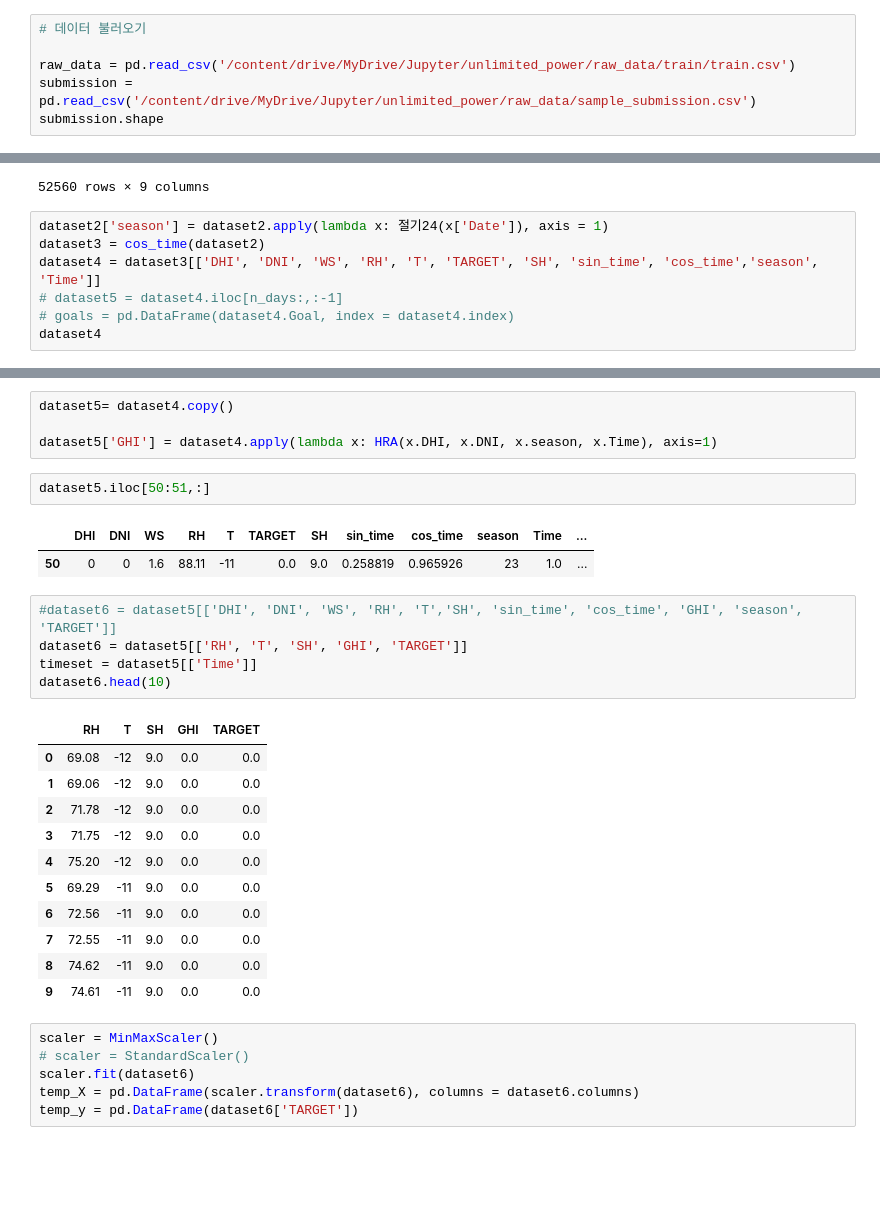
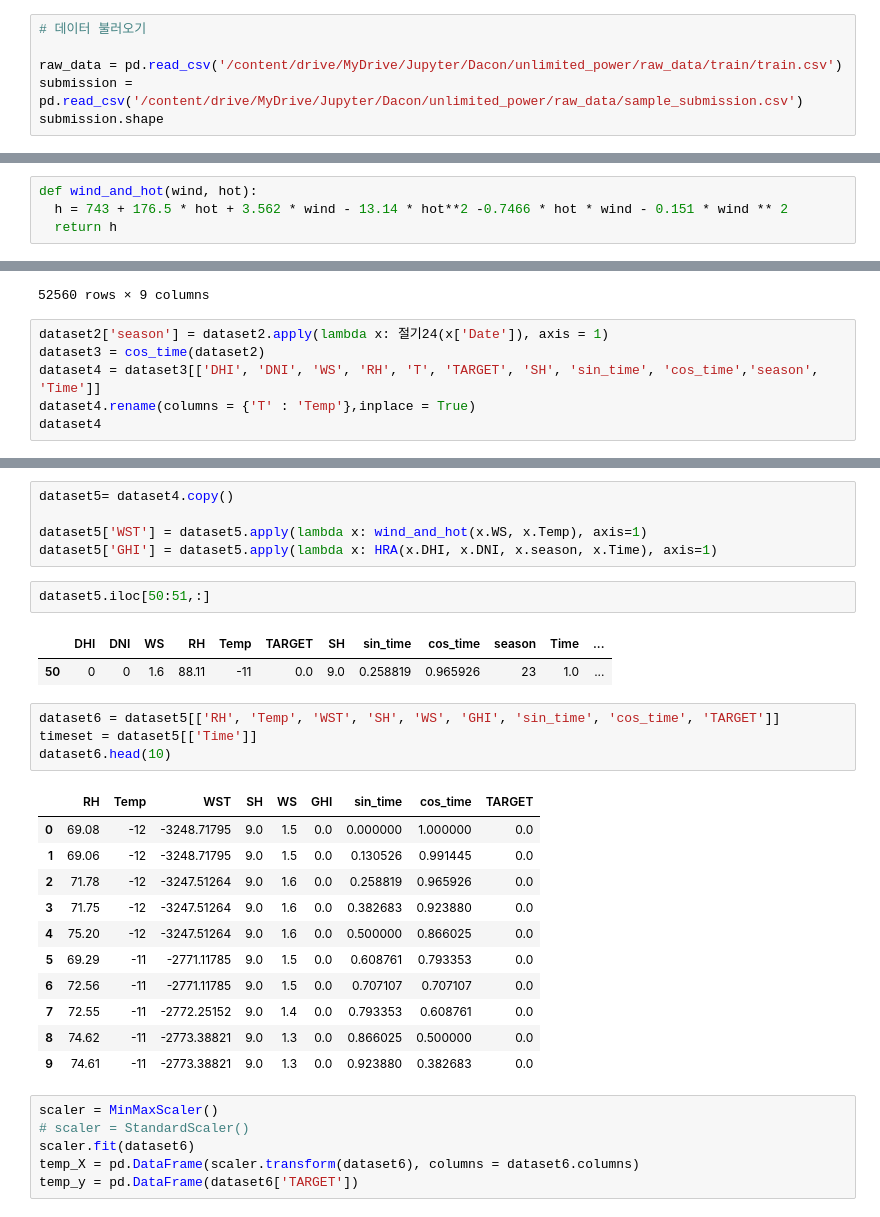
Before and after one commit to marvelous-koala/unlimited_power, a Jupyter notebook: LGBM/Day_by_Day.ipynb, the cells around one changed output, grey strips where cells are left out. Saved outputs shown, nothing was run; the diff lists cells and outputs as text; blank space fills up the shorter version.

```diff
--- a/LGBM/Day_by_Day.ipynb
+++ b/LGBM/Day_by_Day.ipynb
@@ -97,8 +95,8 @@ n_obs = n_days * n_features # 7일 예측 기준으로 7(일 수) * 48(틱 수)
 # %%
 # 데이터 불러오기
 
-raw_data = pd.read_csv('/content/drive/MyDrive/Jupyter/unlimited_power/raw_data/train/train.csv')
-submission = pd.read_csv('/content/drive/MyDrive/Jupyter/unlimited_power/raw_data/sample_submission.csv')
+raw_data = pd.read_csv('/content/drive/MyDrive/Jupyter/Dacon/unlimited_power/raw_data/train/train.csv')
+submission = pd.read_csv('/content/drive/MyDrive/Jupyter/Dacon/unlimited_power/raw_data/sample_submission.csv')
 submission.shape
 # %% [output]
 (7776, 10)
@@ -292,3 +293,7 @@ def not_minus(dataset):
+# %%
+def wind_and_hot(wind, hot):
+  h = 743 + 176.5 * hot + 3.562 * wind - 13.14 * hot**2 -0.7466 * hot * wind - 0.151 * wind ** 2
+  return h
 # %%
 dataset = raw_data.copy()
 dataset2 = drop_clms(dataset)
@@ -312,7 +317,6 @@ dataset2
 dataset2['season'] = dataset2.apply(lambda x: 절기24(x['Date']), axis = 1)
 dataset3 = cos_time(dataset2)
 dataset4 = dataset3[['DHI', 'DNI', 'WS', 'RH', 'T', 'TARGET', 'SH', 'sin_time', 'cos_time','season', 'Time']]
-# dataset5 = dataset4.iloc[n_days:,:-1]
-# goals = pd.DataFrame(dataset4.Goal, index = dataset4.index)
+dataset4.rename(columns = {'T' : 'Temp'},inplace = True)
 dataset4
 # %% [output]
@@ -332,29 +340,29 @@ dataset4
 # %%
 dataset5= dataset4.copy()
 
-dataset5['GHI'] = dataset4.apply(lambda x: HRA(x.DHI, x.DNI, x.season, x.Time), axis=1)
+dataset5['WST'] = dataset5.apply(lambda x: wind_and_hot(x.WS, x.Temp), axis=1)
+dataset5['GHI'] = dataset5.apply(lambda x: HRA(x.DHI, x.DNI, x.season, x.Time), axis=1)
 # %%
 dataset5.iloc[50:51,:]
 # %% [output]
-|  | DHI | DNI | WS | RH | T | TARGET | SH | sin_time | cos_time | season | Time | ... |
+|  | DHI | DNI | WS | RH | Temp | TARGET | SH | sin_time | cos_time | season | Time | ... |
 | 50 | 0 | 0 | 1.6 | 88.11 | -11 | 0.0 | 9.0 | 0.258819 | 0.965926 | 23 | 1.0 | ... |
 # %%
-#dataset6 = dataset5[['DHI', 'DNI', 'WS', 'RH', 'T','SH', 'sin_time', 'cos_time', 'GHI', 'season', 'TARGET']]
-dataset6 = dataset5[['RH', 'T', 'SH', 'GHI', 'TARGET']]
+dataset6 = dataset5[['RH', 'Temp', 'WST', 'SH', 'WS', 'GHI', 'sin_time', 'cos_time', 'TARGET']]
 timeset = dataset5[['Time']]
 dataset6.head(10)
 # %% [output]
-|  | RH | T | SH | GHI | TARGET |
-| 0 | 69.08 | -12 | 9.0 | 0.0 | 0.0 |
-| 1 | 69.06 | -12 | 9.0 | 0.0 | 0.0 |
-| 2 | 71.78 | -12 | 9.0 | 0.0 | 0.0 |
-| 3 | 71.75 | -12 | 9.0 | 0.0 | 0.0 |
-| 4 | 75.20 | -12 | 9.0 | 0.0 | 0.0 |
-| 5 | 69.29 | -11 | 9.0 | 0.0 | 0.0 |
-| 6 | 72.56 | -11 | 9.0 | 0.0 | 0.0 |
-| 7 | 72.55 | -11 | 9.0 | 0.0 | 0.0 |
-| 8 | 74.62 | -11 | 9.0 | 0.0 | 0.0 |
-| 9 | 74.61 | -11 | 9.0 | 0.0 | 0.0 |
+|  | RH | Temp | WST | SH | WS | GHI | sin_time | cos_time | TARGET |
+| 0 | 69.08 | -12 | -3248.71795 | 9.0 | 1.5 | 0.0 | 0.000000 | 1.000000 | 0.0 |
+| 1 | 69.06 | -12 | -3248.71795 | 9.0 | 1.5 | 0.0 | 0.130526 | 0.991445 | 0.0 |
+| 2 | 71.78 | -12 | -3247.51264 | 9.0 | 1.6 | 0.0 | 0.258819 | 0.965926 | 0.0 |
+| 3 | 71.75 | -12 | -3247.51264 | 9.0 | 1.6 | 0.0 | 0.382683 | 0.923880 | 0.0 |
+| 4 | 75.20 | -12 | -3247.51264 | 9.0 | 1.6 | 0.0 | 0.500000 | 0.866025 | 0.0 |
+| 5 | 69.29 | -11 | -2771.11785 | 9.0 | 1.5 | 0.0 | 0.608761 | 0.793353 | 0.0 |
+| 6 | 72.56 | -11 | -2771.11785 | 9.0 | 1.5 | 0.0 | 0.707107 | 0.707107 | 0.0 |
+| 7 | 72.55 | -11 | -2772.25152 | 9.0 | 1.4 | 0.0 | 0.793353 | 0.608761 | 0.0 |
+| 8 | 74.62 | -11 | -2773.38821 | 9.0 | 1.3 | 0.0 | 0.866025 | 0.500000 | 0.0 |
+| 9 | 74.61 | -11 | -2773.38821 | 9.0 | 1.3 | 0.0 | 0.923880 | 0.382683 | 0.0 |
 # %%
 scaler = MinMaxScaler()
 # scaler = StandardScaler()
```
Also changed, not shown: parts of 34 cells of this notebook, 1 other file.
